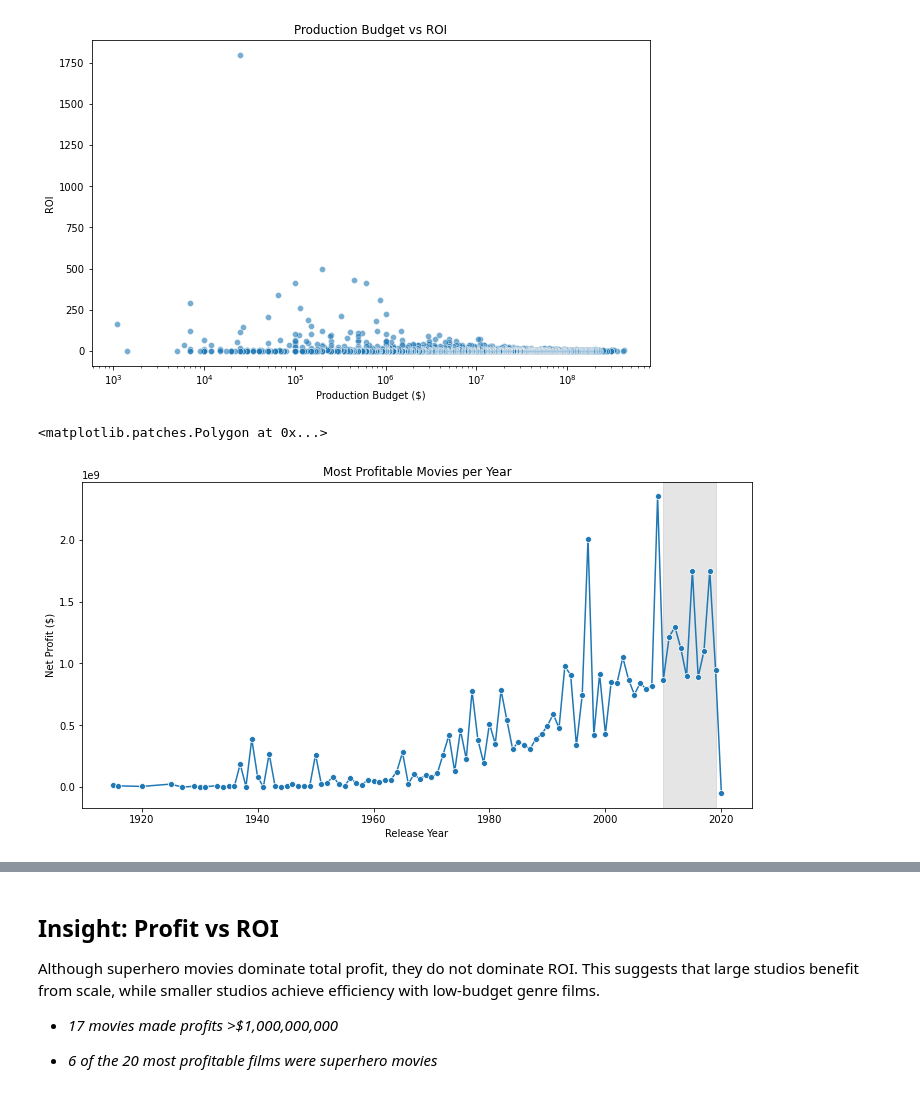
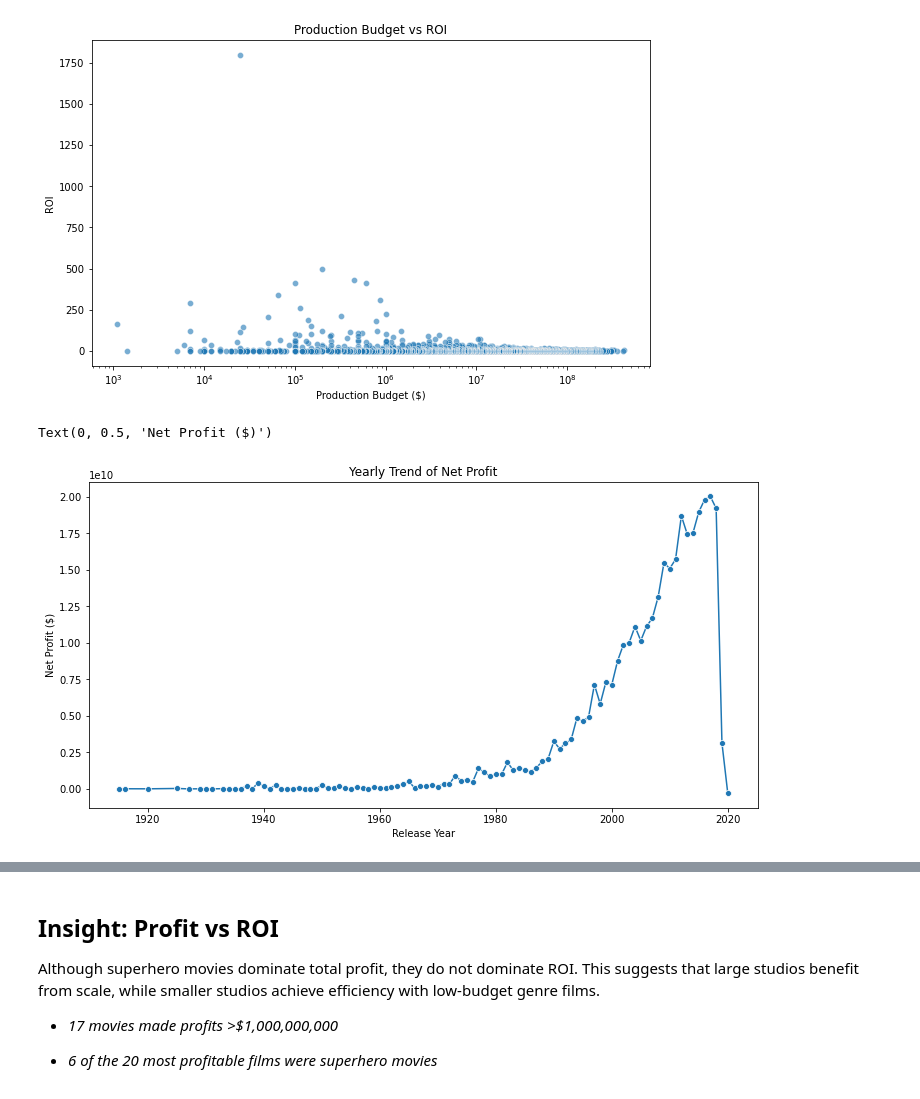
Before and after one commit to clivekinyanjui/DS-Phase_2-Group_3-Project, a Jupyter notebook: Notebook/index.ipynb, the cells around one changed output, grey strips where cells are left out. Cells and saved outputs as stored; diff of their text form; code cells hidden in the pictures.

Commit message:
Create visualization

```diff
--- a/Notebook/index.ipynb
+++ b/Notebook/index.ipynb
@@ -186,12 +188,13 @@ budget_numbers_df_copy['release_date'] = pd.to_datetime(
 )
 
 budget_numbers_df_copy['release_year'] = budget_numbers_df_copy['release_date'].dt.year
+budget_numbers_df_copy['release_month'] = budget_numbers_df_copy['release_date'].dt.month
 budget_numbers_df_clean = budget_numbers_df_copy.dropna(subset=['release_year'])
 
 budget_numbers_df_clean['release_year'] = budget_numbers_df_clean['release_year'].astype(int)
 # %%
 top_profit_per_year = (
     budget_numbers_df_clean.groupby('release_year')['net_profit']
-    .max()
+    .sum()
     .reset_index()
 )
@@ -198,18 +207,17 @@ top_profit_per_year = (
 # %%
 
 # line plot
 plt.figure(figsize=(12,6))
 sns.lineplot(
     data=top_profit_per_year,
     x='release_year',
     y='net_profit',
     marker='o'
 )
 
-plt.title('Most Profitable Movies per Year')
+plt.title('Yearly Trend of Net Profit')
 plt.xlabel('Release Year')
 plt.ylabel('Net Profit ($)')
-plt.axvspan(2010, 2019, color='gray', alpha=0.2, label='2010s')
 # %% [output]
-<matplotlib.patches.Polygon at 0x...>
+Text(0, 0.5, 'Net Profit ($)')
-[figure, old version]
+[figure, new version]
```
Also changed, not shown: parts of 3 cells of this notebook, 1 other file.
